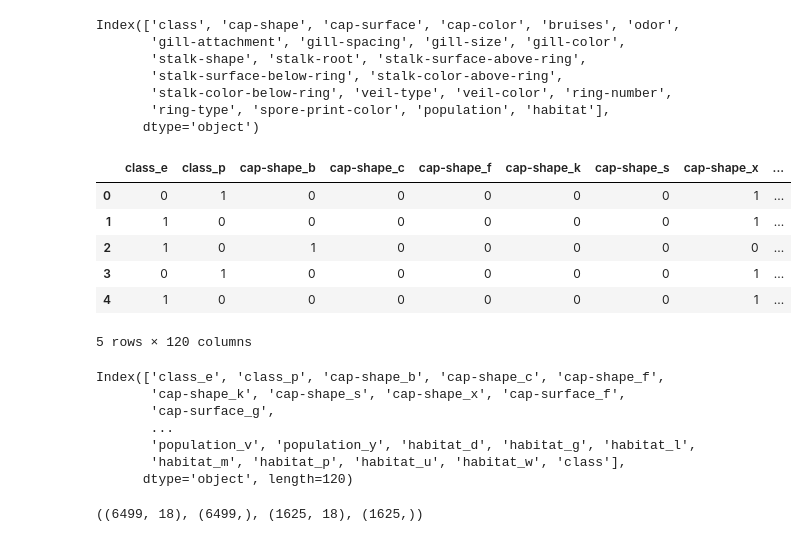
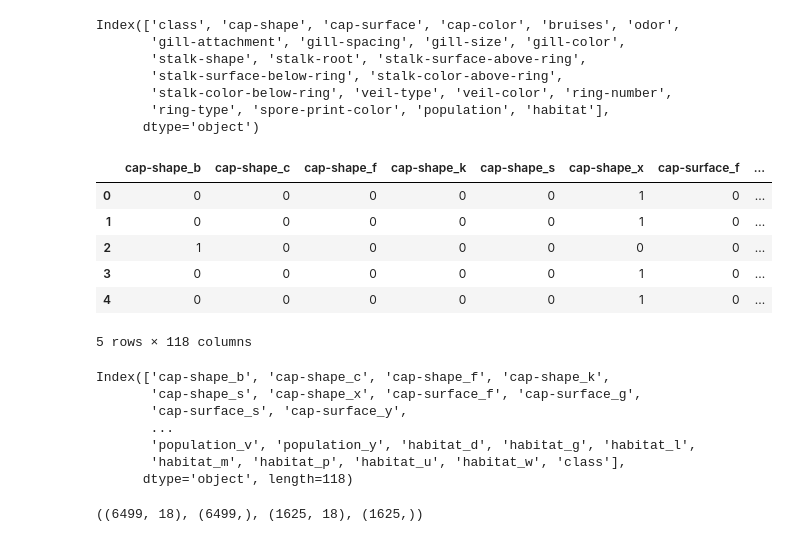
Before and after one commit to seemavora/IntroToAI, a Jupyter notebook: DecisionTreeModel/Homework5.ipynb, the cells around one changed output. Drawn from its saved outputs; the diff is of its cells as text; code cells hidden in the pictures.

```diff
--- a/DecisionTreeModel/Homework5.ipynb
+++ b/DecisionTreeModel/Homework5.ipynb
@@ -43,30 +43,32 @@ Index(['class', 'cap-shape', 'cap-surface', 'cap-color', 'bruises', 'odor',
 # %%
 Y = mushrooms['class']
 # %%
+
 mushroom_class = mushrooms['class']
 mushroom_numeric = mushrooms
-mushroom_numeric.drop(['class'], axis=1)
-mushrooms_numeric = pd.get_dummies(mushrooms, columns= mushrooms.columns, prefix = mushrooms.columns)
+mushroom_numeric = mushrooms.drop(columns=['class'])
+mushroom_numeric.head()
+mushrooms_numeric = pd.get_dummies(mushroom_numeric, columns= mushroom_numeric.columns, prefix = mushroom_numeric.columns)
 mushrooms_numeric['class'] = mushroom_class
 mushrooms_numeric.head()
 # %% [output]
-|  | class_e | class_p | cap-shape_b | cap-shape_c | cap-shape_f | cap-shape_k | cap-shape_s | cap-shape_x | ... |
-| 0 | 0 | 1 | 0 | 0 | 0 | 0 | 0 | 1 | ... |
-| 1 | 1 | 0 | 0 | 0 | 0 | 0 | 0 | 1 | ... |
-| 2 | 1 | 0 | 1 | 0 | 0 | 0 | 0 | 0 | ... |
-| 3 | 0 | 1 | 0 | 0 | 0 | 0 | 0 | 1 | ... |
-| 4 | 1 | 0 | 0 | 0 | 0 | 0 | 0 | 1 | ... |
+|  | cap-shape_b | cap-shape_c | cap-shape_f | cap-shape_k | cap-shape_s | cap-shape_x | cap-surface_f | ... |
+| 0 | 0 | 0 | 0 | 0 | 0 | 1 | 0 | ... |
+| 1 | 0 | 0 | 0 | 0 | 0 | 1 | 0 | ... |
+| 2 | 1 | 0 | 0 | 0 | 0 | 0 | 0 | ... |
+| 3 | 0 | 0 | 0 | 0 | 0 | 1 | 0 | ... |
+| 4 | 0 | 0 | 0 | 0 | 0 | 1 | 0 | ... |
-5 rows × 120 columns
+5 rows × 118 columns
 # %%
 mushrooms_numeric.columns
 # %% [output]
-Index(['class_e', 'class_p', 'cap-shape_b', 'cap-shape_c', 'cap-shape_f',
-       'cap-shape_k', 'cap-shape_s', 'cap-shape_x', 'cap-surface_f',
-       'cap-surface_g',
+Index(['cap-shape_b', 'cap-shape_c', 'cap-shape_f', 'cap-shape_k',
+       'cap-shape_s', 'cap-shape_x', 'cap-surface_f', 'cap-surface_g',
+       'cap-surface_s', 'cap-surface_y',
        ...
        'population_v', 'population_y', 'habitat_d', 'habitat_g', 'habitat_l',
        'habitat_m', 'habitat_p', 'habitat_u', 'habitat_w', 'class'],
-      dtype='object', length=120)
+      dtype='object', length=118)
 # %%
 X_train, X_test, Y_train, Y_test = train_test_split(mushrooms_numeric[['cap-shape_b', 'cap-shape_c', 'cap-shape_f',
        'cap-shape_k', 'cap-shape_s', 'cap-shape_x', 'cap-surface_f',
```
Also changed, not shown: parts of 2 cells of this notebook.
